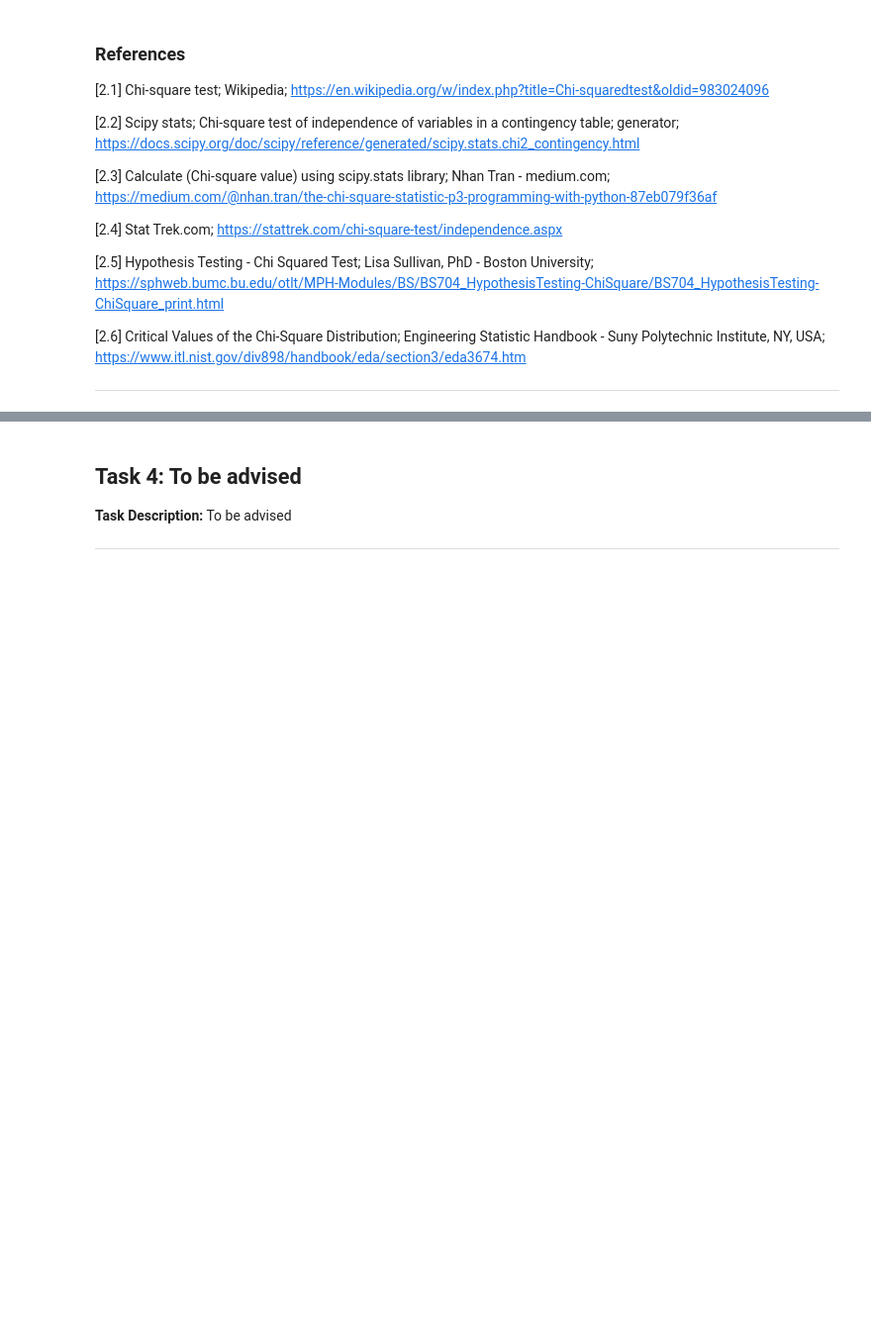
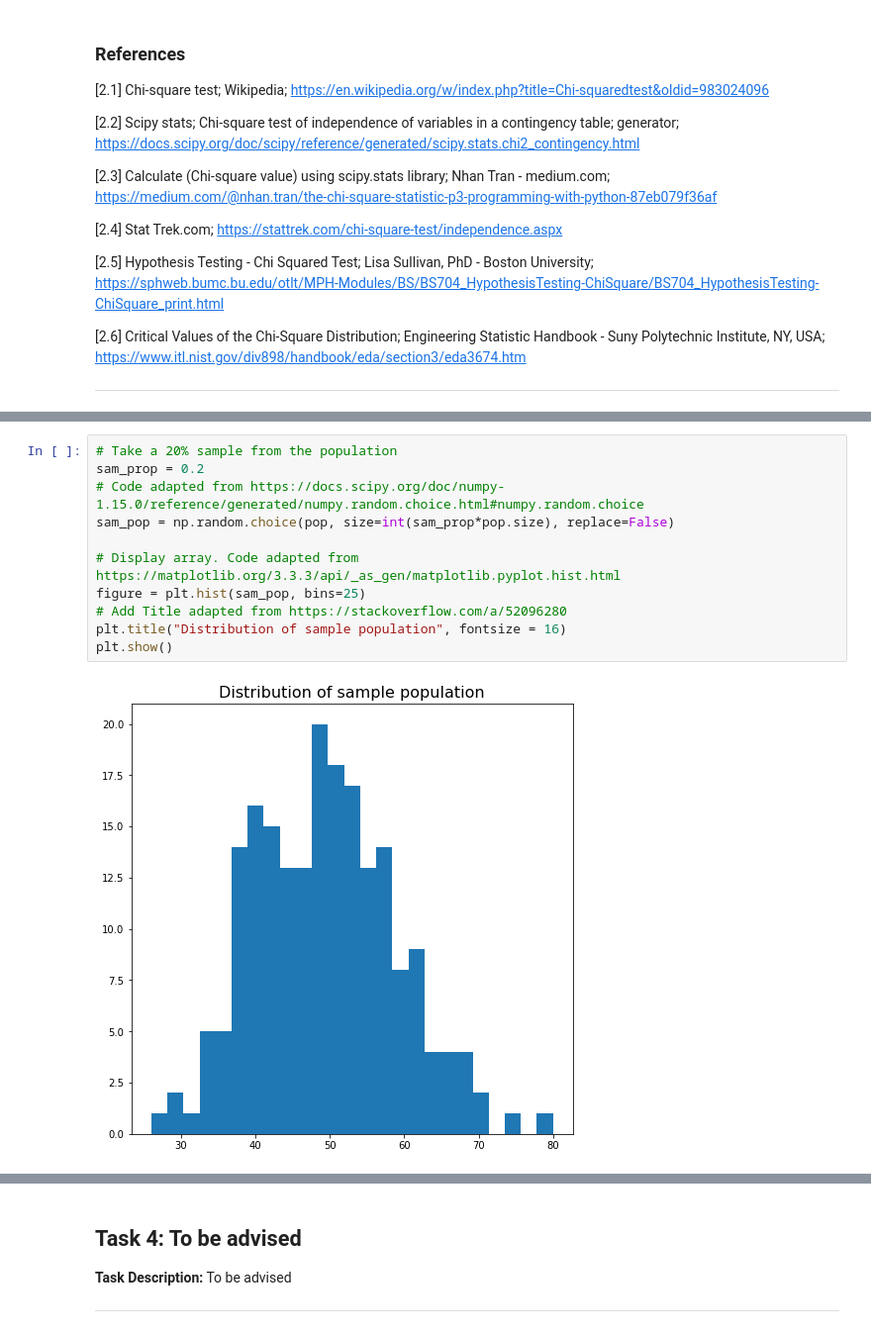
Before and after one commit to markcot/MachLearnTasks, a Jupyter notebook: Tasks.ipynb, the cells around one changed output, grey strips where cells are left out. Shown at 99% size. Cells and saved outputs as stored; diff of their text form; blank space fills up the shorter version.

```diff
--- a/Tasks.ipynb
+++ b/Tasks.ipynb
@@ -632,0 +675,13 @@ Decide how to use numpy to make a simulation to test the two excel methods.
+# %%
+# Take a 20% sample from the population
+sam_prop = 0.2
+# Code adapted from https://docs.scipy.org/doc/numpy-1.15.0/reference/generated/numpy.random.choice.html#numpy.random.choice
+sam_pop = np.random.choice(pop, size=int(sam_prop*pop.size), replace=False)
+
+# Display array. Code adapted from https://matplotlib.org/3.3.3/api/_as_gen/matplotlib.pyplot.hist.html
+figure = plt.hist(sam_pop, bins=25)
+# Add Title adapted from https://stackoverflow.com/a/52096280
+plt.title("Distribution of sample population", fontsize = 16)
+plt.show()
+# %% [output]
+[figure, added]
```
Also changed, not shown: parts of 8 cells of this notebook.
